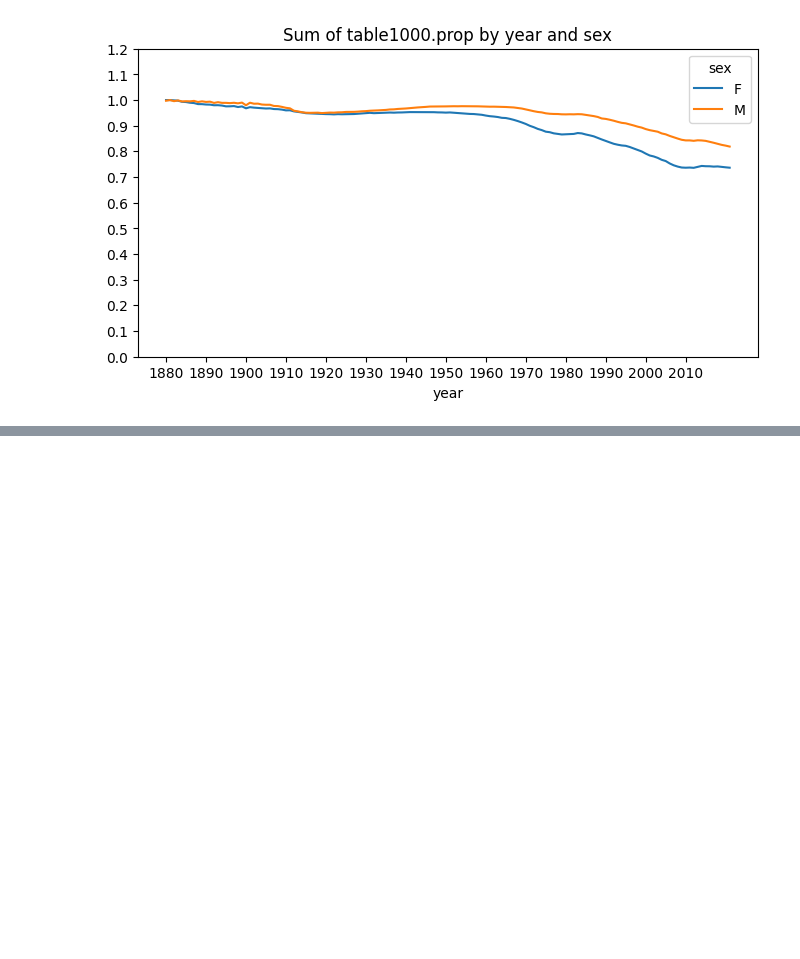
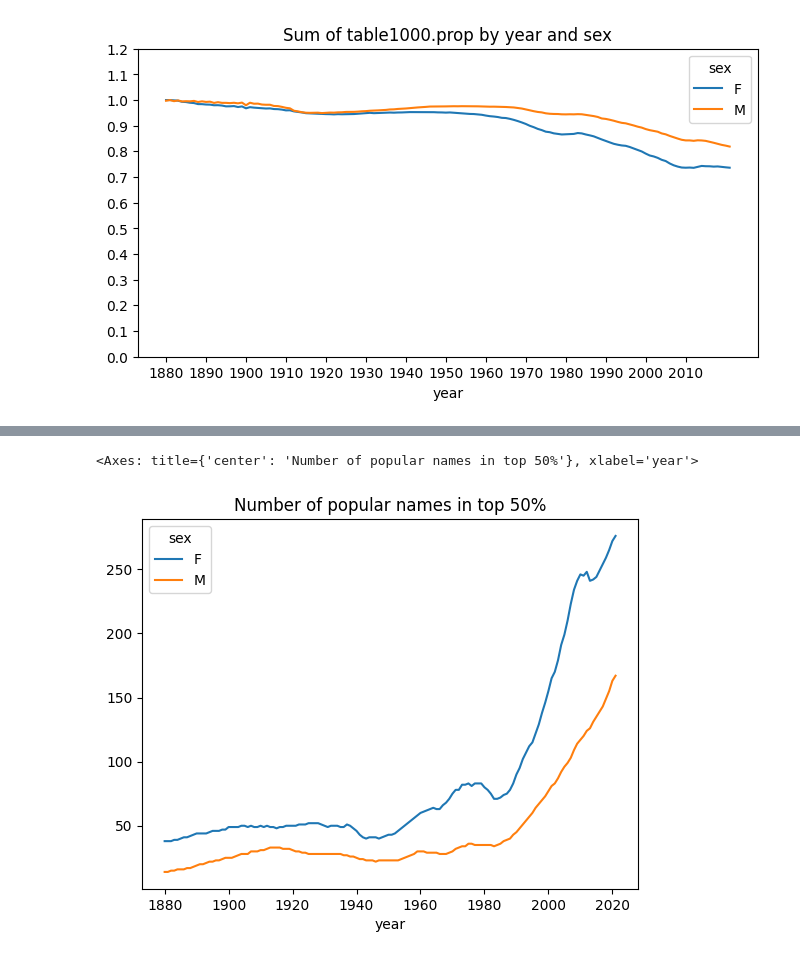
Before and after one commit to WttchPG/PythonForDataAnalysis, a Jupyter notebook: 引言.ipynb, the cells around one changed output, grey strips where cells are left out. Drawn from its saved outputs; the diff is of its cells as text; code cells hidden in the pictures; blank space fills up the shorter version.

```diff
--- a/引言.ipynb
+++ b/引言.ipynb
@@ -627,0 +679,9 @@ table.plot(title="Sum of table1000.prop by year and sex", figsize=(8, 4), yticks
+# %%
+def get_quantile_count(group, q=0.5):
+    group = group.sort_values(by='prop', ascending=False)
+    return group.prop.cumsum().searchsorted(q) + 1
+
+diversity = top1000.groupby(['year', 'sex']).apply(get_quantile_count)
+diversity = diversity.unstack('sex')
+
+diversity
@@ -627,0 +703,5 @@ table.plot(title="Sum of table1000.prop by year and sex", figsize=(8, 4), yticks
+# %%
+diversity.plot(title="Number of popular names in top 50%")
+# %% [output]
+<Axes: title={'center': 'Number of popular names in top 50%'}, xlabel='year'>
+[figure, added]
```
Also changed, not shown: parts of 20 cells of this notebook.
